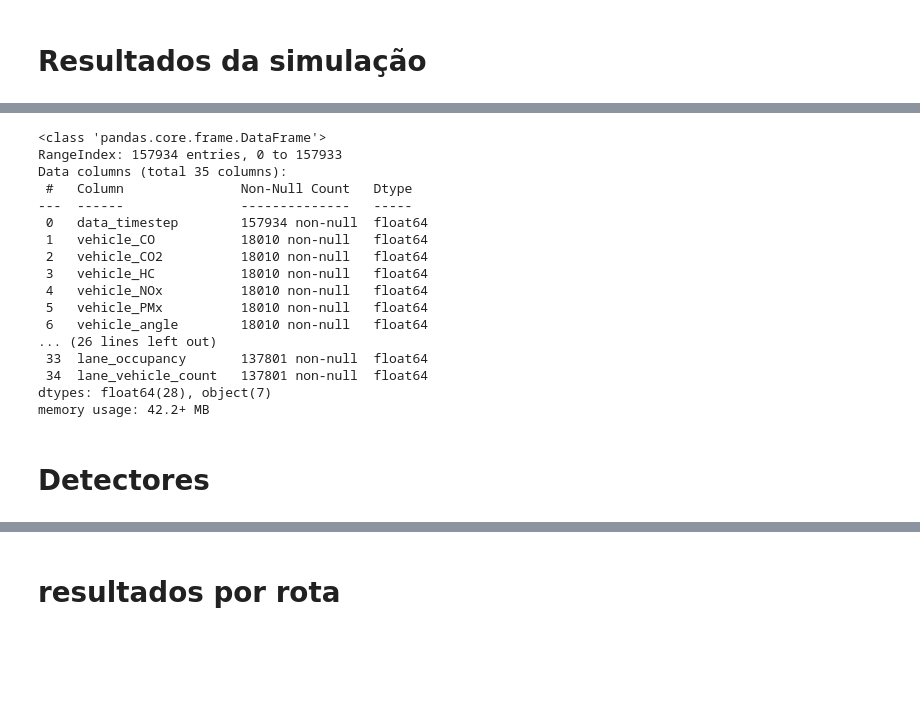
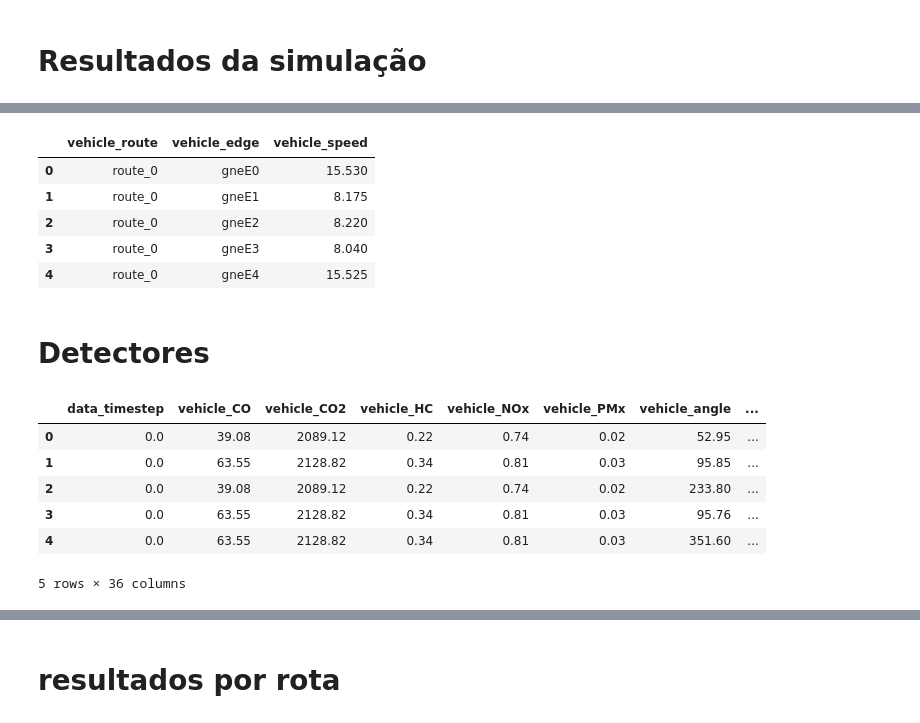
Before and after one commit to jaceguay/pos_big_data_12_artigo, a Jupyter notebook: script/descricao_malha.ipynb, the cells around one changed output, grey strips where cells are left out. Saved outputs shown, nothing was run; the diff lists cells and outputs as text; code cells hidden in the pictures; blank space fills up the shorter version.

```diff
--- a/script/descricao_malha.ipynb
+++ b/script/descricao_malha.ipynb
@@ -96,33 +91,21 @@ Index(['data_timestep', 'vehicle_CO', 'vehicle_CO2', 'vehicle_HC',
-# %%
-result_sumo.info()
-# %% [output]
-<class 'pandas.core.frame.DataFrame'>
-RangeIndex: 157934 entries, 0 to 157933
-Data columns (total 35 columns):
- #   Column               Non-Null Count   Dtype
----  ------               --------------   -----
- 0   data_timestep        157934 non-null  float64
- 1   vehicle_CO           18010 non-null   float64
- 2   vehicle_CO2          18010 non-null   float64
- 3   vehicle_HC           18010 non-null   float64
- 4   vehicle_NOx          18010 non-null   float64
- 5   vehicle_PMx          18010 non-null   float64
- 6   vehicle_angle        18010 non-null   float64
-... (26 lines left out)
- 33  lane_occupancy       137801 non-null  float64
- 34  lane_vehicle_count   137801 non-null  float64
-dtypes: float64(28), object(7)
-memory usage: 42.2+ MB
 # %%
 result_sumo['vehicle_edge'] = result_sumo['vehicle_lane'].str.split(
     '_').str[0]
 
 veics_sumo = result_sumo[result_sumo['vehicle_route'].notnull(
 )][['data_timestep', 'vehicle_route', 'vehicle_edge', 'vehicle_speed']]
 
-veics_sumo.head()
+veic_sumo = veics_sumo.groupby(['vehicle_route', 'vehicle_edge'], as_index=False)[
+    'vehicle_speed'].median()
 
-veic_sumo = veics_sumo.groupby(['vehicle_route', 'vehicle_edge'], as_index=False)['vehicle_speed'].median()
+veic_sumo.head()
+# %% [output]
+|  | vehicle_route | vehicle_edge | vehicle_speed |
+| 0 | route_0 | gneE0 | 15.530 |
+| 1 | route_0 | gneE1 | 8.175 |
+| 2 | route_0 | gneE2 | 8.220 |
+| 3 | route_0 | gneE3 | 8.040 |
+| 4 | route_0 | gneE4 | 15.525 |
 # %% [markdown]
 # Detectores
 # %%
@@ -150,4 +133,14 @@ detectores['id'] = detectores['name'].str.split('_').str[1]
 # %%
 detectores_gb = detectores.groupby(['id']).agg({'speed':'median', 'nVehEntered':'sum'}).reset_index()
 # %%
-detectores_malha = pd.merge(detectores_gb, malha, how='left', on=['id']).reset_index()
+detectores_malha = pd.merge(
+    detectores_gb, malha, how='left', on=['id']).reset_index()
+result_sumo.head()
+# %% [output]
+|  | data_timestep | vehicle_CO | vehicle_CO2 | vehicle_HC | vehicle_NOx | vehicle_PMx | vehicle_angle | ... |
+| 0 | 0.0 | 39.08 | 2089.12 | 0.22 | 0.74 | 0.02 | 52.95 | ... |
+| 1 | 0.0 | 63.55 | 2128.82 | 0.34 | 0.81 | 0.03 | 95.85 | ... |
+| 2 | 0.0 | 39.08 | 2089.12 | 0.22 | 0.74 | 0.02 | 233.80 | ... |
+| 3 | 0.0 | 63.55 | 2128.82 | 0.34 | 0.81 | 0.03 | 95.76 | ... |
+| 4 | 0.0 | 63.55 | 2128.82 | 0.34 | 0.81 | 0.03 | 351.60 | ... |
+5 rows × 36 columns
```
Also changed, not shown: parts of 15 cells of this notebook, 10 other files.
